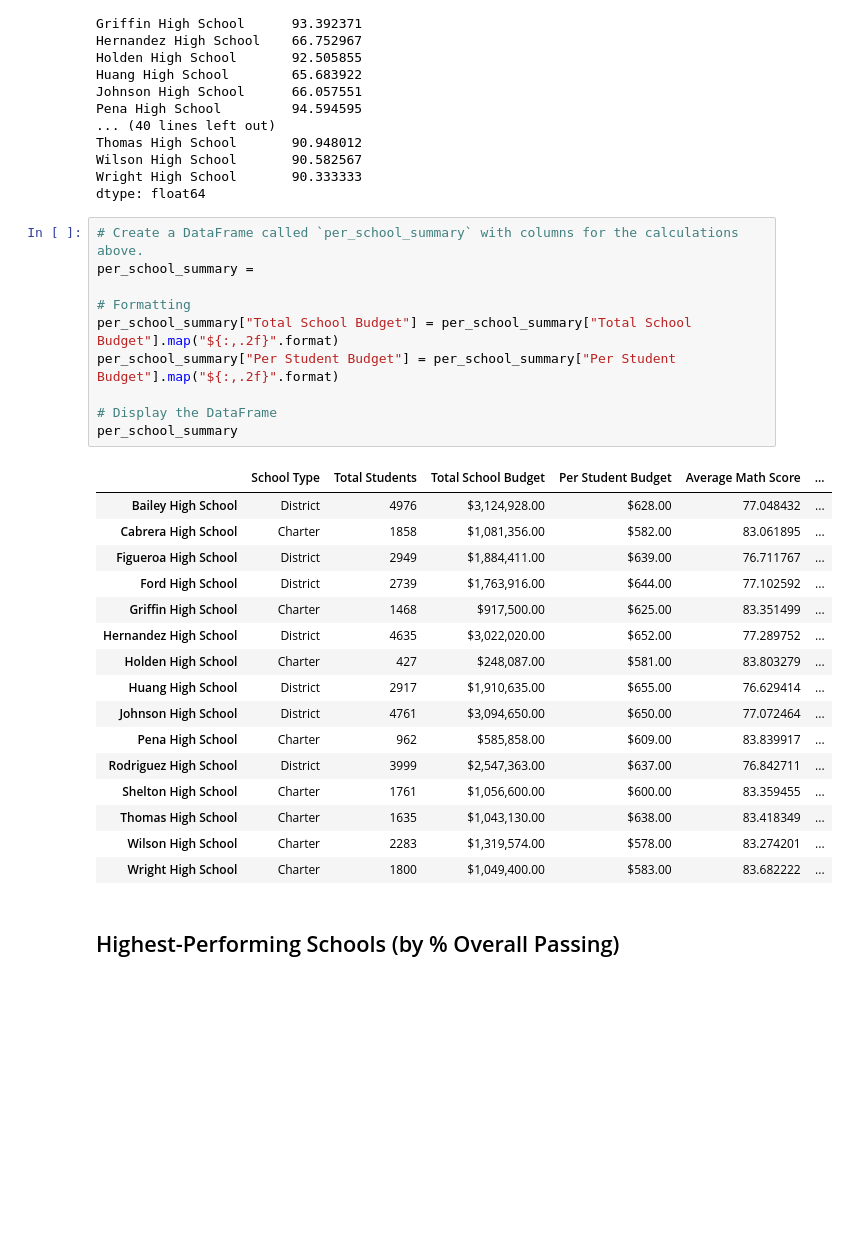
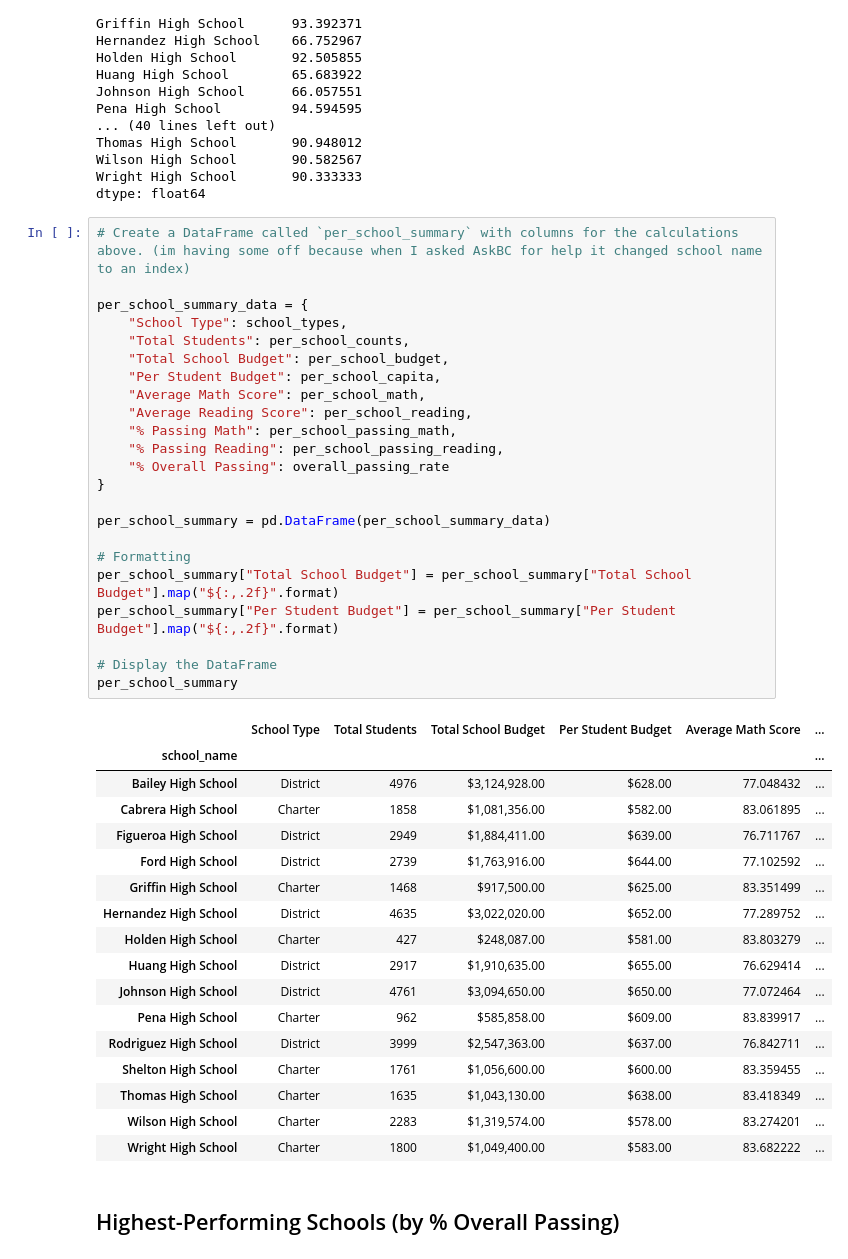
Before and after one commit to Gaddiel0327/pandas-challenge, a Jupyter notebook: PyCitySchools/PyCitySchools_starter.ipynb, the cells around one changed output. Cells and saved outputs as stored; diff of their text form; blank space fills up the shorter version.

```diff
--- a/PyCitySchools/PyCitySchools_starter.ipynb
+++ b/PyCitySchools/PyCitySchools_starter.ipynb
@@ -334,17 +334,31 @@ Wilson High School       90.582567
 Wright High School       90.333333
 dtype: float64
 # %%
-# Create a DataFrame called `per_school_summary` with columns for the calculations above.
-per_school_summary =
+# Create a DataFrame called `per_school_summary` with columns for the calculations above. (im having some off because when I asked AskBC for help it changed school name to an index)
+
+per_school_summary_data = {
+    "School Type": school_types,
+    "Total Students": per_school_counts,
+    "Total School Budget": per_school_budget,
+    "Per Student Budget": per_school_capita,
+    "Average Math Score": per_school_math,
+    "Average Reading Score": per_school_reading,
+    "% Passing Math": per_school_passing_math,
+    "% Passing Reading": per_school_passing_reading,
+    "% Overall Passing": overall_passing_rate
+}
+
+per_school_summary = pd.DataFrame(per_school_summary_data)
 
 # Formatting
 per_school_summary["Total School Budget"] = per_school_summary["Total School Budget"].map("${:,.2f}".format)
 per_school_summary["Per Student Budget"] = per_school_summary["Per Student Budget"].map("${:,.2f}".format)
 
 # Display the DataFrame
 per_school_summary
 # %% [output]
 |  | School Type | Total Students | Total School Budget | Per Student Budget | Average Math Score | ... |
+| school_name |  |  |  |  |  | ... |
 | Bailey High School | District | 4976 | $3,124,928.00 | $628.00 | 77.048432 | ... |
 | Cabrera High School | Charter | 1858 | $1,081,356.00 | $582.00 | 83.061895 | ... |
 | Figueroa High School | District | 2949 | $1,884,411.00 | $639.00 | 76.711767 | ... |
```
Also changed, not shown: parts of 9 cells of this notebook.
